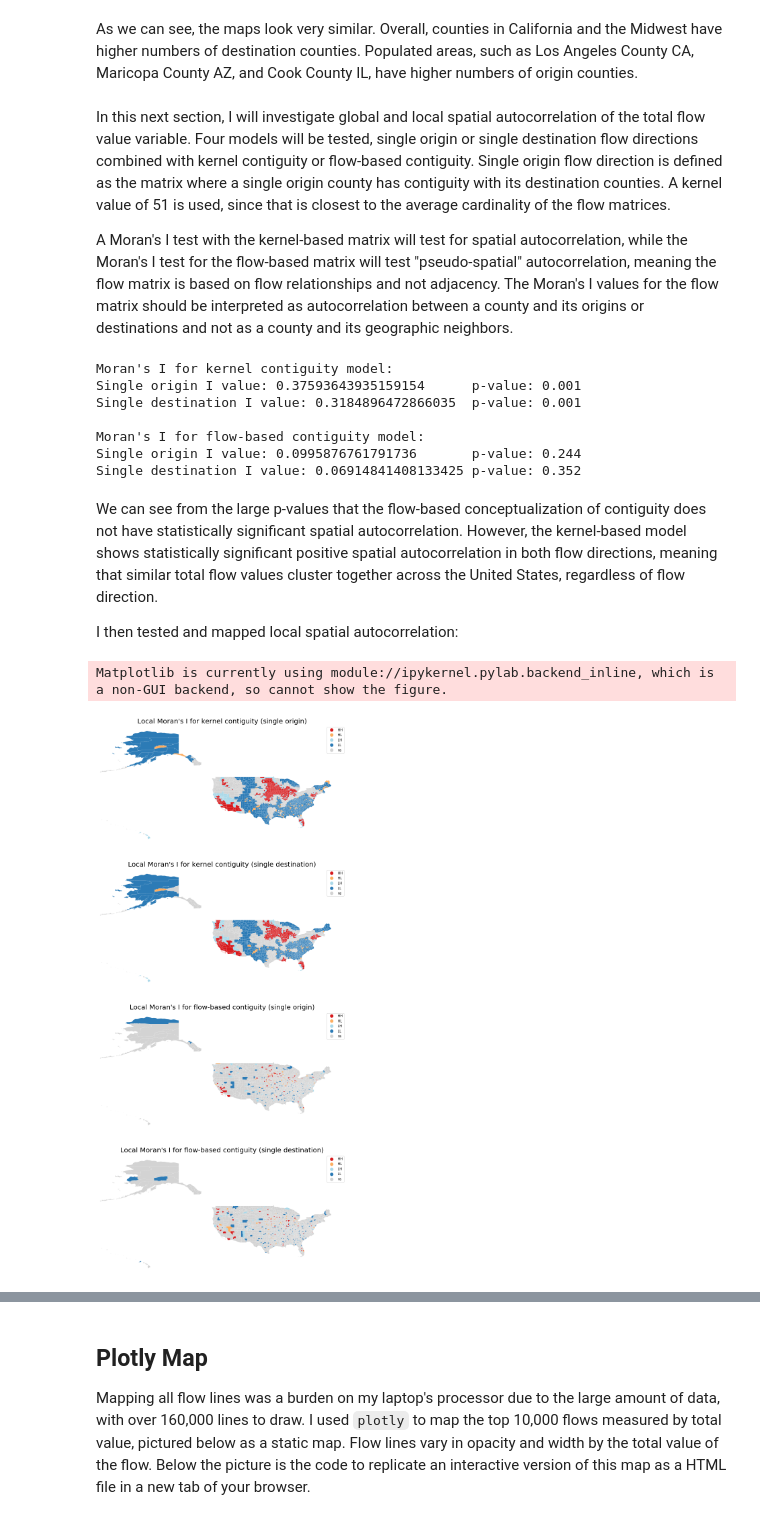
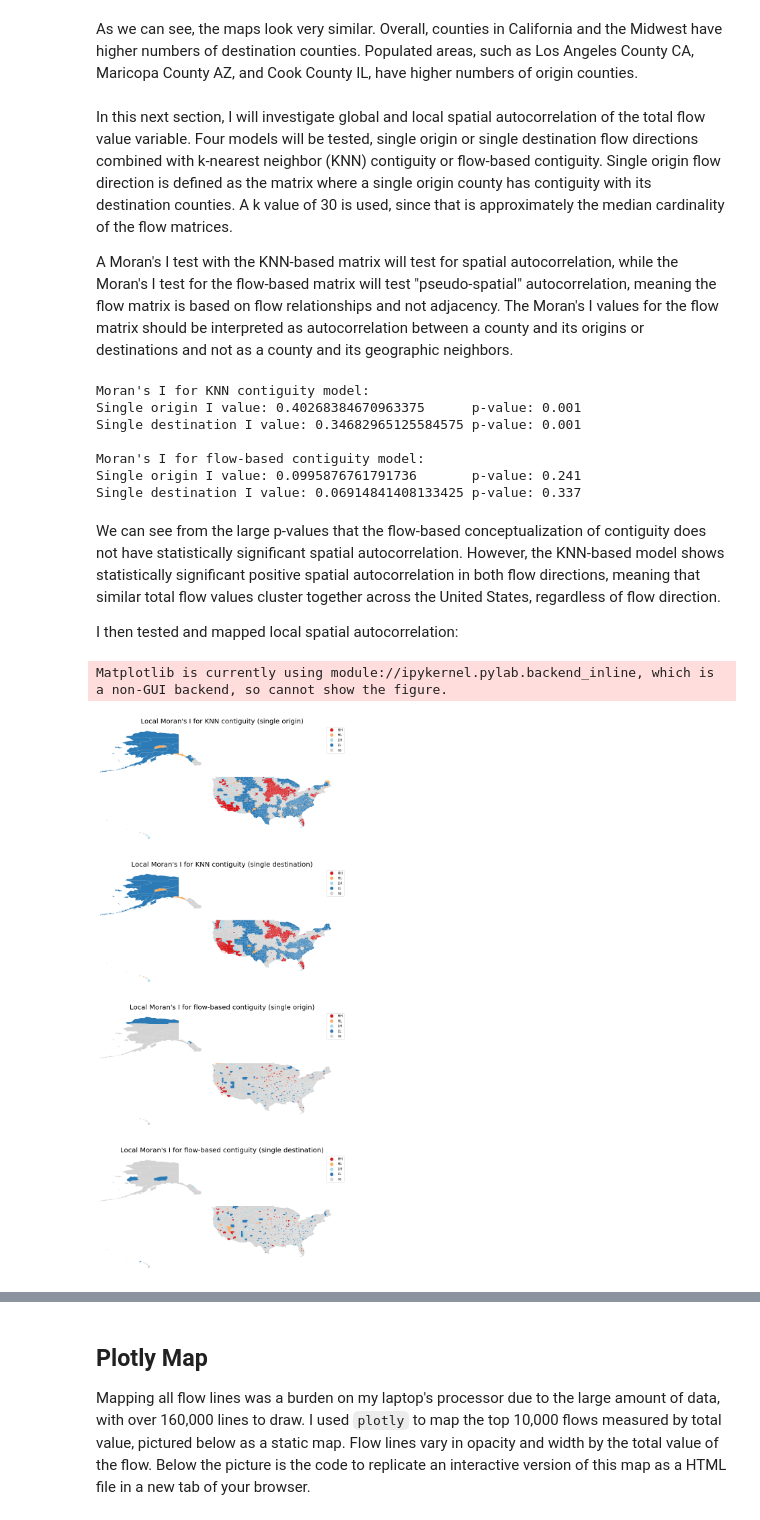
Before and after one commit to slobotsky/brianslobotsky_MnM4SDS_project, a Jupyter notebook: termproject.ipynb, the cells around one changed output, grey strips where cells are left out. Drawn from its saved outputs; the diff is of its cells as text; code cells hidden in the pictures.

```diff
--- a/termproject.ipynb
+++ b/termproject.ipynb
@@ -221,9 +214,9 @@ plt.colorbar(cm.ScalarMappable(cmap= 'coolwarm', norm = plt.Normalize(vmin = 0,
 # %% [markdown]
 As we can see, the maps look very similar. Overall, counties in California and the Midwest have higher numbers of destination counties. Populated areas, such as Los Angeles County CA, Maricopa County AZ, and Cook County IL, have higher numbers of origin counties.
 # %% [markdown]
-In this next section, I will investigate global and local spatial autocorrelation of the total flow value variable. Four models will be tested, single origin or single destination flow directions combined with kernel contiguity or flow-based contiguity. Single origin flow direction is defined as the matrix where a single origin county has contiguity with its destination counties. A kernel value of 51 is used, since that is closest to the average cardinality of the flow matrices.
+In this next section, I will investigate global and local spatial autocorrelation of the total flow value variable. Four models will be tested, single origin or single destination flow directions combined with k-nearest neighbor (KNN) contiguity or flow-based contiguity. Single origin flow direction is defined as the matrix where a single origin county has contiguity with its destination counties. A k value of 30 is used, since that is approximately the median cardinality of the flow matrices.
 
-A Moran's I test with the kernel-based matrix will test for spatial autocorrelation, while the Moran's I test for the flow-based matrix will test "pseudo-spatial" autocorrelation, meaning the flow matrix is based on flow relationships and not adjacency. The Moran's I values for the flow matrix should be interpreted as autocorrelation between a county and its origins or destinations and not as a county and its geographic neighbors.
+A Moran's I test with the KNN-based matrix will test for spatial autocorrelation, while the Moran's I test for the flow-based matrix will test "pseudo-spatial" autocorrelation, meaning the flow matrix is based on flow relationships and not adjacency. The Moran's I values for the flow matrix should be interpreted as autocorrelation between a county and its origins or destinations and not as a county and its geographic neighbors.
 # %%
 # Moran's I Test for global spatial autocorrelation
 ## preparing the data by grouping by origin county
@@ -238,50 +231,50 @@ des_df['FIPS'] = des_df.index
 des_gdf = sums.merge(des_df, how = 'left', on='FIPS')
 des_gdf = des_gdf.fillna(0)
 
-## creating spatial weights from kernel of 51
-kernel_oW = Kernel.from_dataframe(ori_gdf, k=51, fixed=False, function='gaussian')
-kernel_dW = Kernel.from_dataframe(des_gdf, k=51, fixed=False, function='gaussian')
+## creating spatial weights from 30 nearest neighbors
+knn_oW = KNN.from_dataframe(ori_gdf, k=30)
+knn_dW = KNN.from_dataframe(des_gdf, k=30)
 
 ## performing global Moran's I for the four models (combinations of two flow directions and two matrix conceptualizations)
-kso_mi = esda.moran.Moran(ori_gdf['total'], kernel_oW)
-ksd_mi = esda.moran.Moran(des_gdf['total'], kernel_dW)
+kso_mi = esda.moran.Moran(ori_gdf['total'], knn_oW)
+ksd_mi = esda.moran.Moran(des_gdf['total'], knn_dW)
 fbo_mi = esda.moran.Moran(ori_gdf['total'], oW)
 fbd_mi = esda.moran.Moran(des_gdf['total'], dW)
 ## printing the results
-print("Moran's I for kernel contiguity model:\nSingle origin I value: {0}\tp-value: {1}\nSingle destination I value: {2}\tp-value: {3}".format(kso_mi.I,kso_mi.p_sim,ksd_mi.I,ksd_mi.p_sim))
+print("Moran's I for KNN contiguity model:\nSingle origin I value: {0}\tp-value: {1}\nSingle destination I value: {2}\tp-value: {3}".format(kso_mi.I,kso_mi.p_sim,ksd_mi.I,ksd_mi.p_sim))
 print("\nMoran's I for flow-based contiguity model:\nSingle origin I value: {0}\tp-value: {1}\nSingle destination I value: {2}\tp-value: {3}".format(fbo_mi.I,fbo_mi.p_sim,fbd_mi.I,fbd_mi.p_sim))
 # %% [output]
-Moran's I for kernel contiguity model:
-Single origin I value: 0.37593643935159154      p-value: 0.001
-Single destination I value: 0.3184896472866035  p-value: 0.001
+Moran's I for KNN contiguity model:
+Single origin I value: 0.40268384670963375      p-value: 0.001
+Single destination I value: 0.34682965125584575 p-value: 0.001
 
 Moran's I for flow-based contiguity model:
-Single origin I value: 0.0995876761791736       p-value: 0.244
-Single destination I value: 0.06914841408133425 p-value: 0.352
+Single origin I value: 0.0995876761791736       p-value: 0.241
+Single destination I value: 0.06914841408133425 p-value: 0.337
 # %% [markdown]
-We can see from the large p-values that the flow-based conceptualization of contiguity does not have statistically significant spatial autocorrelation. However, the kernel-based model shows statistically significant positive spatial autocorrelation in both flow directions, meaning that similar total flow values cluster together across the United States, regardless of flow direction.
+We can see from the large p-values that the flow-based conceptualization of contiguity does not have statistically significant spatial autocorrelation. However, the KNN-based model shows statistically significant positive spatial autocorrelation in both flow directions, meaning that similar total flow values cluster together across the United States, regardless of flow direction.
 
 I then tested and mapped local spatial autocorrelation:
 # %%
 # measuring local spatial autocorrelation for each of the four models
-kso_lisa = esda.moran.Moran_Local(ori_gdf['total'], kernel_oW)
-ksd_lisa = esda.moran.Moran_Local(des_gdf['total'], kernel_dW)
+kso_lisa = esda.moran.Moran_Local(ori_gdf['total'], knn_oW)
+ksd_lisa = esda.moran.Moran_Local(des_gdf['total'], knn_dW)
 fbo_lisa = esda.moran.Moran_Local(ori_gdf['total'], oW)
 fbd_lisa = esda.moran.Moran_Local(des_gdf['total'], dW)
 
 # plotting LISA maps
 fig, ax = plt.subplots(4,1, figsize=(50,30))
 splot.lisa_cluster(kso_lisa, ori_gdf, ax=ax[0])
-ax[0].set_title("Local Moran's I for kernel contiguity (single origin)",fontdict={'fontsize':'20'})
+ax[0].set_title("Local Moran's I for KNN contiguity (single origin)",fontdict={'fontsize':'20'})
 splot.lisa_cluster(ksd_lisa, des_gdf, ax=ax[1])
-ax[1].set_title("Local Moran's I for kernel contiguity (single destination)",fontdict={'fontsize':'20'})
+ax[1].set_title("Local Moran's I for KNN contiguity (single destination)",fontdict={'fontsize':'20'})
 splot.lisa_cluster(fbo_lisa, ori_gdf, ax=ax[2])
 ax[2].set_title("Local Moran's I for flow-based contiguity (single origin)",fontdict={'fontsize':'20'})
 splot.lisa_cluster(fbd_lisa, des_gdf, ax=ax[3])
 ax[3].set_title("Local Moran's I for flow-based contiguity (single destination)",fontdict={'fontsize':'20'})
 for i in range(4): ax[i].set_xlim([-180,-60])      ## limiting the view to the US
 fig.show()
 # %% [output]
 Matplotlib is currently using module://ipykernel.pylab.backend_inline, which is a non-GUI backend, so cannot show the figure.
-[figure, old version]
+[figure, new version]
 # %% [markdown]
```
Also changed, not shown: parts of 10 cells of this notebook, 1 other file.
